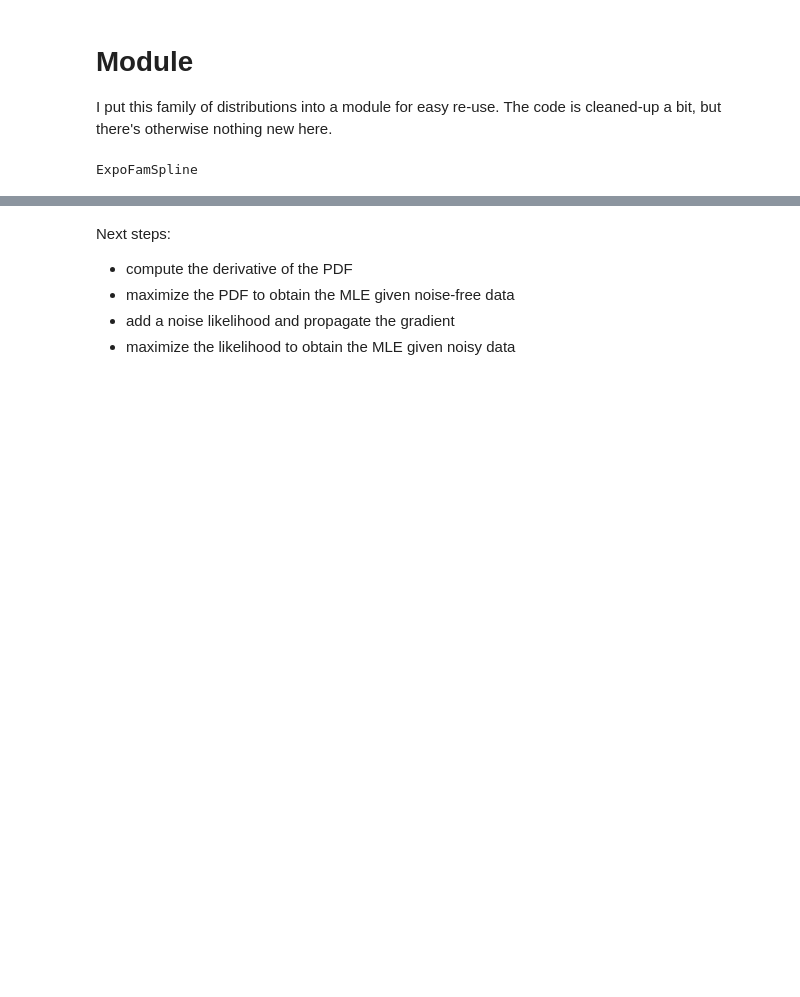
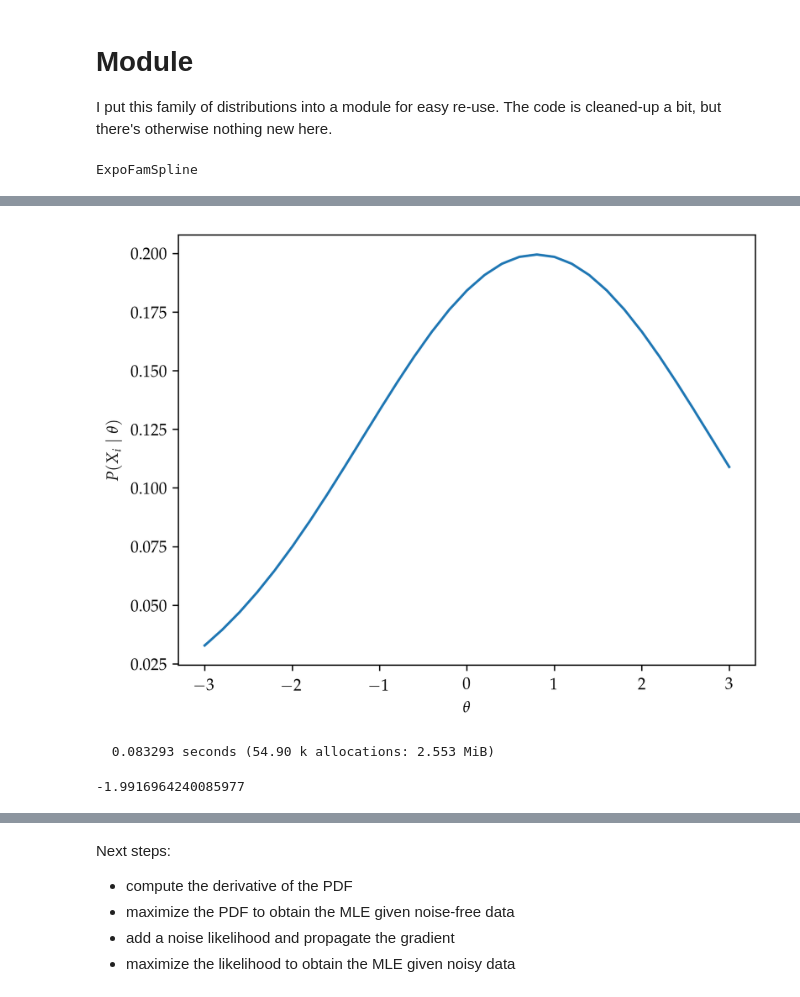
Before and after one commit to maximerischard/DeconvolutionTests.jl, a Jupyter notebook: notebooks/Efron_ExponentialFamily_Splines.ipynb, the cells around one changed output, grey strips where cells are left out. Cells and saved outputs as stored; diff of their text form; code cells hidden in the pictures; blank space fills up the shorter version.

Commit message:
efron-expo-spline: add convolved likelihood, and optimization thereof

```diff
--- a/notebooks/Efron_ExponentialFamily_Splines.ipynb
+++ b/notebooks/Efron_ExponentialFamily_Splines.ipynb
@@ -134,0 +215,17 @@ plt.plot(θvec, pdf.(d))
+# %%
+function get_Pi(Θdomain::Vector{Float64}, noise::UnivariateDistribution, X_i::Float64)
+    # normalization?
+    pdf.(noise, X_i.-Θdomain)
+end
+Pi = get_Pi(d.domain, Normal(0, 2), 0.8)
+plt.plot(d.domain, Pi)
+plt.xlabel(L"\theta")
+plt.ylabel(L"P(X_i \mid \theta)")
+;
+# %% [output]
+[figure, added]
+# %%
+@time ExpoFamSpline.loglikelihood(d, Normal(0, 2), 0.5)
+# %% [output]
+  0.083293 seconds (54.90 k allocations: 2.553 MiB)
+-1.9916964240085977
```
Also changed, not shown: parts of 42 cells of this notebook.
